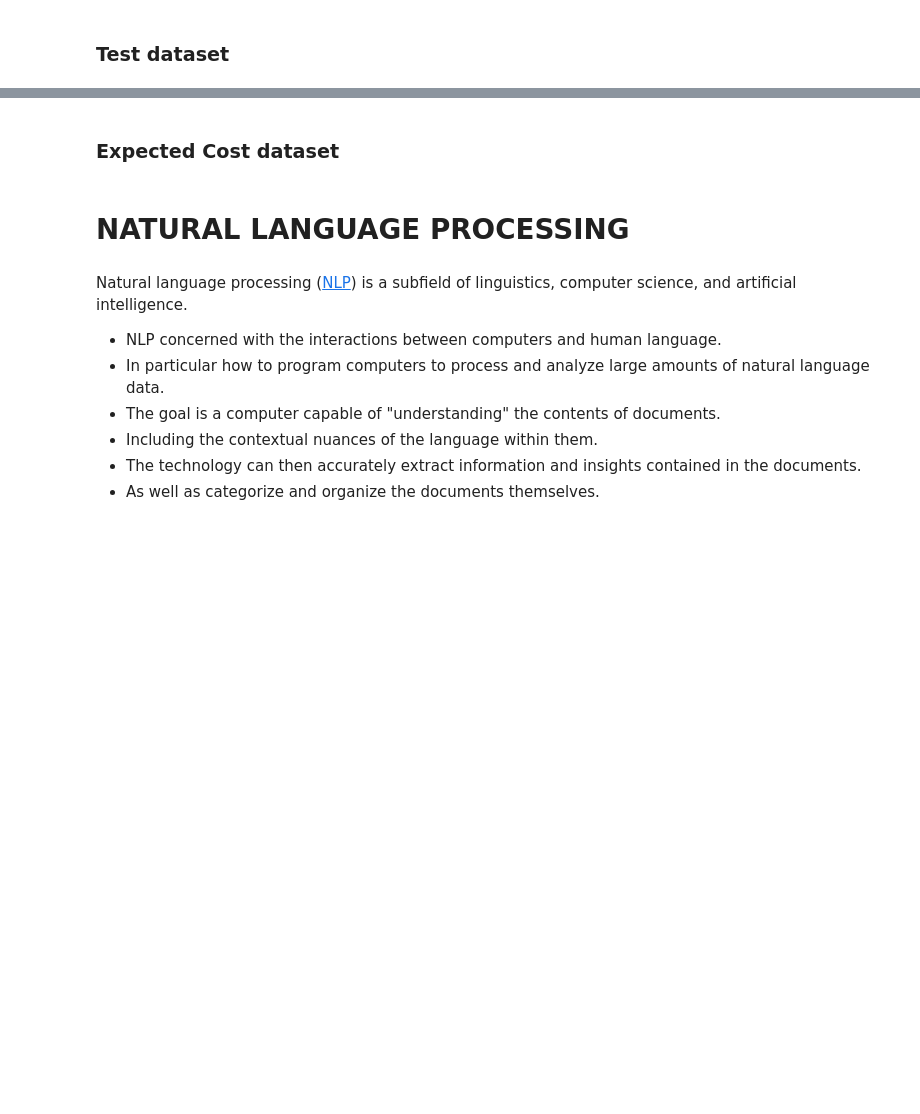
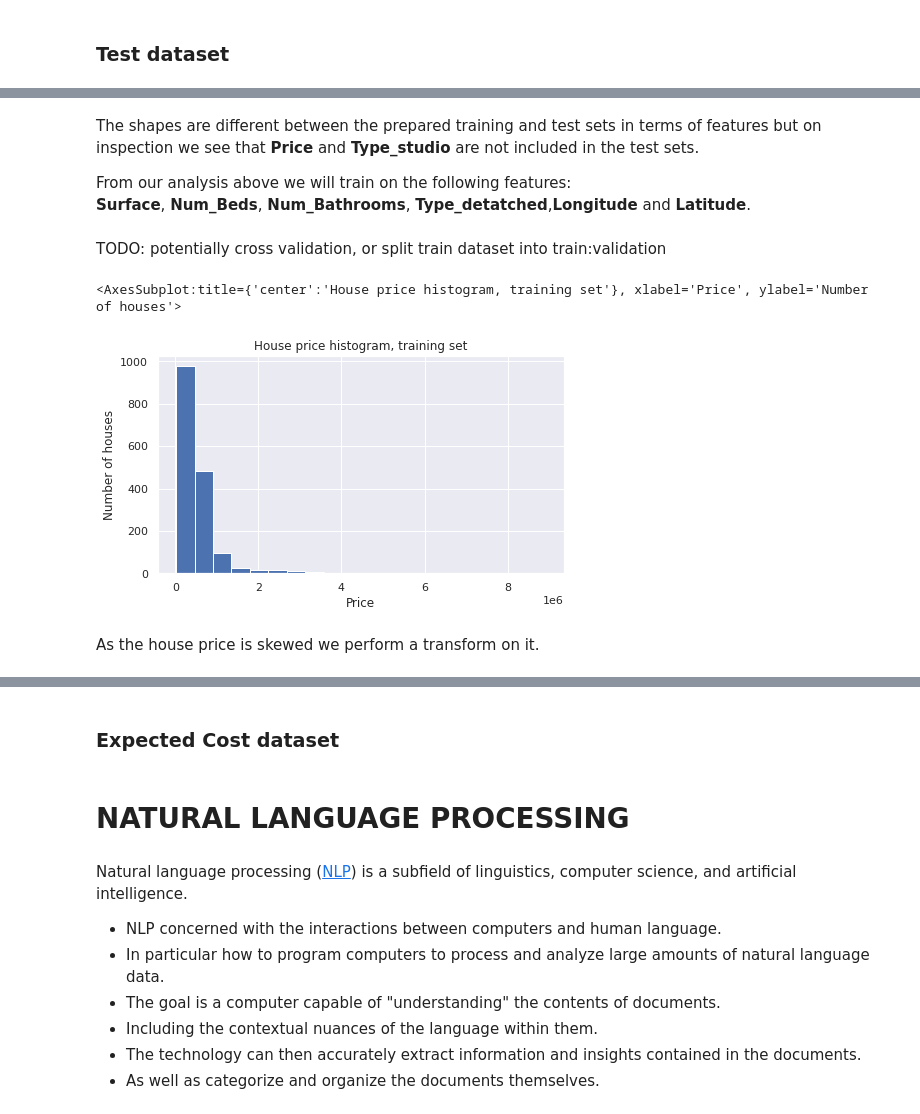
Before and after one commit to jimgibb/ET5003_SEM1_2021-2, a Jupyter notebook: Week-5/ET5003_KaggleCompetition.ipynb, the cells around one changed output, grey strips where cells are left out. Saved outputs shown, nothing was run; the diff lists cells and outputs as text; code cells hidden in the pictures; blank space fills up the shorter version.

```diff
--- a/Week-5/ET5003_KaggleCompetition.ipynb
+++ b/Week-5/ET5003_KaggleCompetition.ipynb
@@ -422,0 +592,5 @@ NameError: name 'df_test' is not defined
+# %% [markdown]
+The shapes are different between the prepared training and test sets in terms of features but on inspection we see that **Price** and **Type_studio** are not included in the test sets.
+
+From our analysis above we will train on the following features:
+**Surface**, **Num_Beds**, **Num_Bathrooms**, **Type_detatched**,**Longitude** and **Latitude**.
@@ -422,0 +601,2 @@ NameError: name 'df_test' is not defined
+# %% [markdown]
+TODO: potentially cross validation, or split train dataset into train:validation
@@ -422,0 +651,14 @@ NameError: name 'df_test' is not defined
+# %%
+# Plot Price
+fig = plt.figure(figsize=(16,4))
+
+ax1 = fig.add_subplot(1, 2, 1)
+ax1.set_title("House price histogram, training set")
+ax1.set_xlabel('Price')
+ax1.set_ylabel('Number of houses')
+y_train['Price'].hist(bins=20)
+# %% [output]
+<AxesSubplot:title={'center':'House price histogram, training set'}, xlabel='Price', ylabel='Number of houses'>
+[figure, added]
+# %% [markdown]
+As the house price is skewed we perform a transform on it.
```
Also changed, not shown: parts of 50 cells of this notebook.
